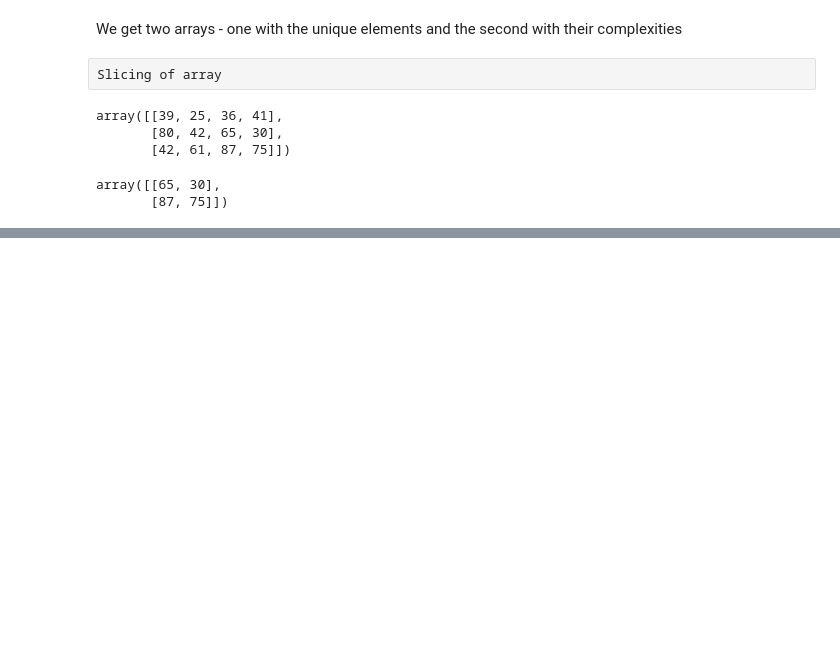
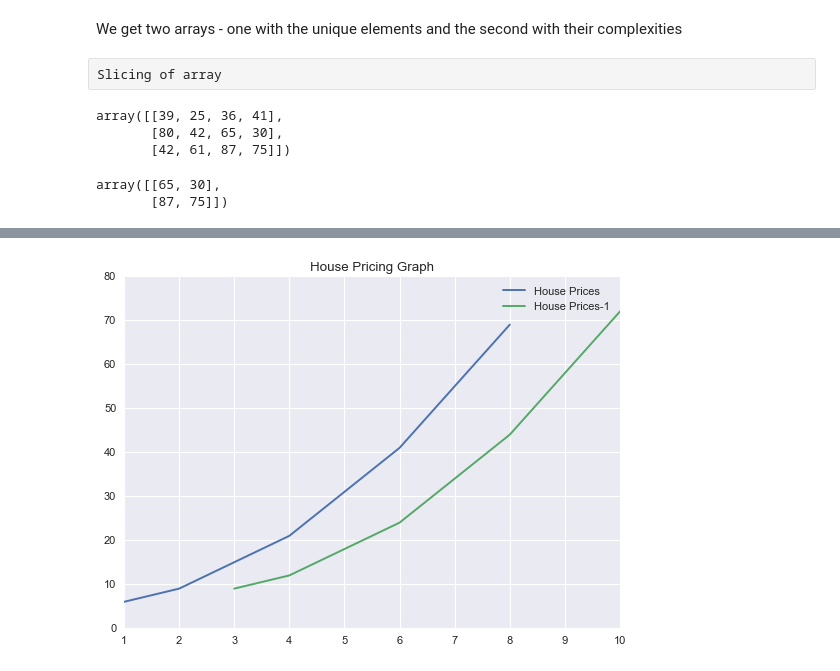
Before and after one commit to vermakhushboo/Machine-Learning-Basics, a Jupyter notebook: Python Libraries.ipynb, the cells around one changed output, grey strips where cells are left out. Cells and saved outputs as stored; diff of their text form; code cells hidden in the pictures; blank space fills up the shorter version.

```diff
--- a/Python Libraries.ipynb
+++ b/Python Libraries.ipynb
@@ -90,0 +120,10 @@ array([[65, 30],
+# %%
+plt.style.use('seaborn')
+# %%
+plt.plot(x,y,label = "House Prices")
+plt.plot(x+2,y+3,label = "House Prices-1")
+plt.title("House Pricing Graph")
+plt.legend()
+plt.show()
+# %% [output]
+[figure, added]
```
Also changed, not shown: parts of 9 cells of this notebook.
